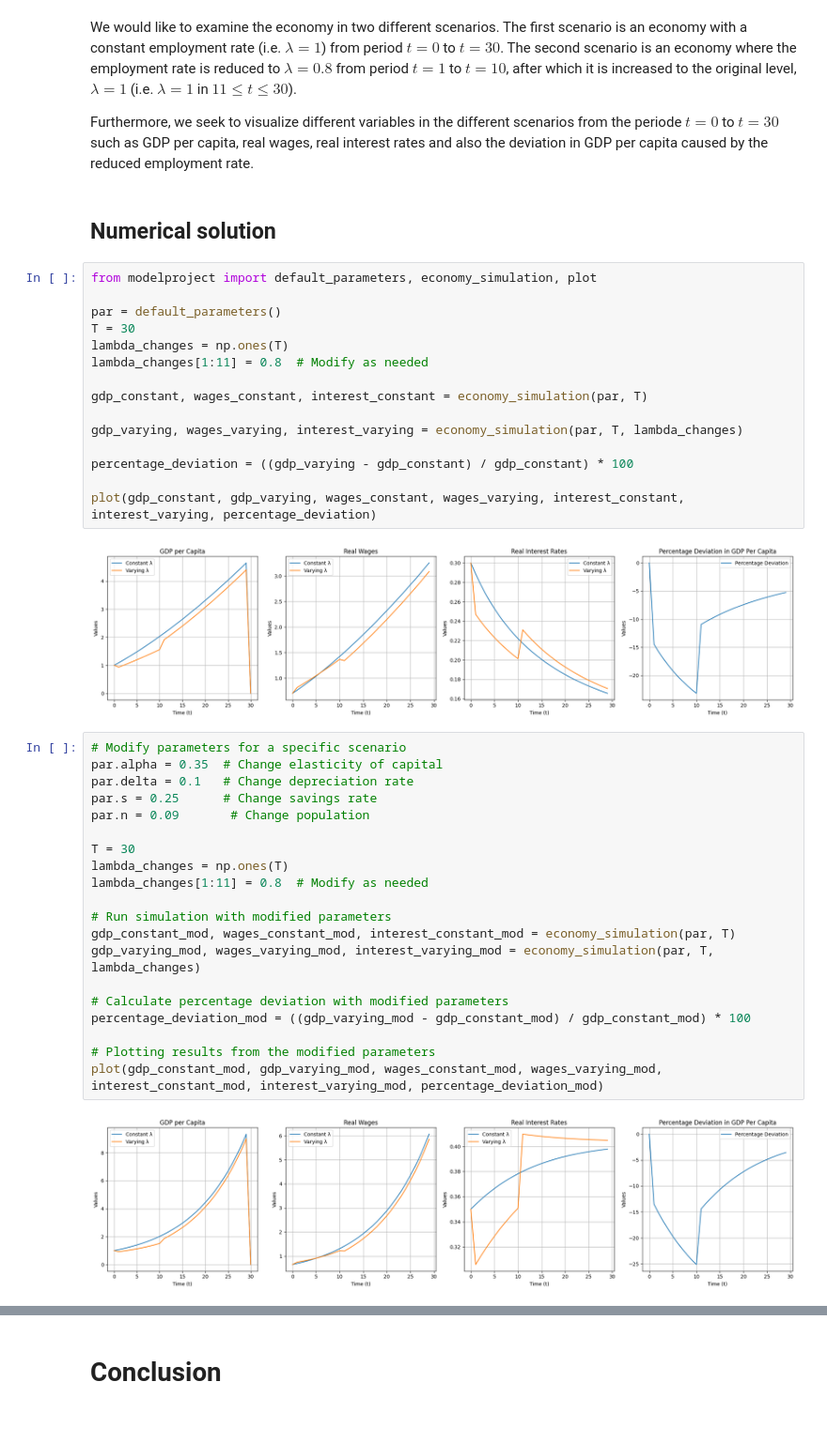
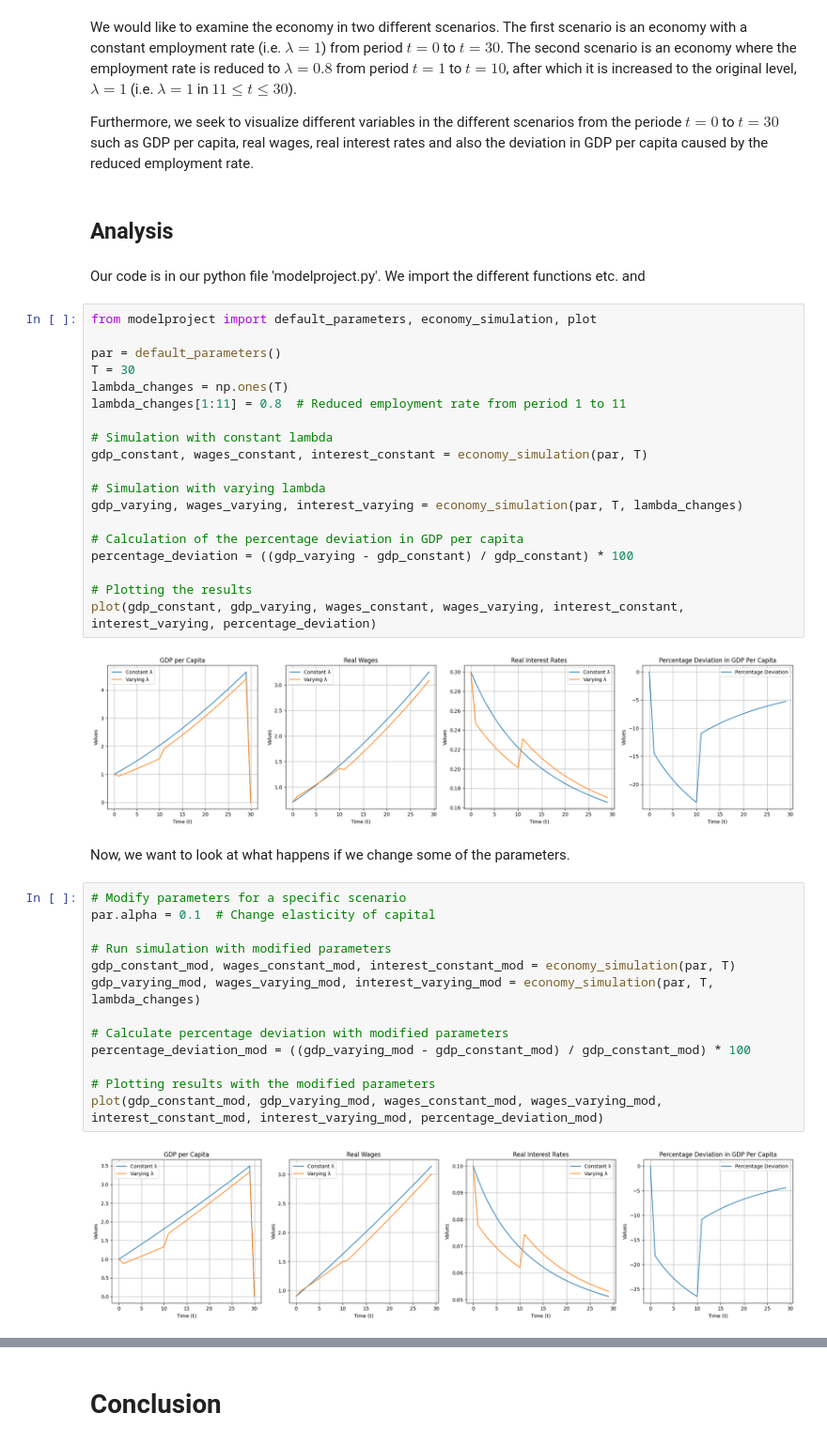
Before and after one commit to NumEconCopenhagen/projects-2024-tbm527, a Jupyter notebook: modelproject/modelproject.ipynb, the cells around one changed output, grey strips where cells are left out. Shown at 94% size. Drawn from its saved outputs; the diff is of its cells as text.

```diff
--- a/modelproject/modelproject.ipynb
+++ b/modelproject/modelproject.ipynb
@@ -61,44 +61,45 @@ $$
 We would like to examine the economy in two different scenarios. The first scenario is an economy with a constant employment rate (i.e. $\lambda = 1$) from period $t = 0$ to $t = 30$. The second scenario is an economy where the employment rate is reduced to $\lambda = 0.8$ from period $t = 1$ to $t = 10$, after which it is increased to the original level, $\lambda = 1$ (i.e. $\lambda = 1$ in $11 \leq t \leq 30$).
 
 Furthermore, we seek to visualize different variables in the different scenarios from the periode $t = 0$ to $t = 30$ such as GDP per capita, real wages, real interest rates and also the deviation in GDP per capita caused by the reduced employment rate.
-# %% [markdown]
-## Numerical solution
+# %% [markdown]
+## Analysis
+# %% [markdown]
+Our code is in our python file 'modelproject.py'. We import the different functions etc. and
 # %%
 from modelproject import default_parameters, economy_simulation, plot
 
 par = default_parameters()
 T = 30
 lambda_changes = np.ones(T)
-lambda_changes[1:11] = 0.8  # Modify as needed
+lambda_changes[1:11] = 0.8  # Reduced employment rate from period 1 to 11
 
+# Simulation with constant lambda
 gdp_constant, wages_constant, interest_constant = economy_simulation(par, T)
 
+# Simulation with varying lambda
 gdp_varying, wages_varying, interest_varying = economy_simulation(par, T, lambda_changes)
 
+# Calculation of the percentage deviation in GDP per capita
 percentage_deviation = ((gdp_varying - gdp_constant) / gdp_constant) * 100
 
+# Plotting the results
 plot(gdp_constant, gdp_varying, wages_constant, wages_varying, interest_constant, interest_varying, percentage_deviation)
 # %% [output]
 [figure]
+# %% [markdown]
+Now, we want to look at what happens if we change some of the parameters.
 # %%
 # Modify parameters for a specific scenario
-par.alpha = 0.35  # Change elasticity of capital
-par.delta = 0.1   # Change depreciation rate
-par.s = 0.25      # Change savings rate
-par.n = 0.09       # Change population
-
-T = 30
-lambda_changes = np.ones(T)
-lambda_changes[1:11] = 0.8  # Modify as needed
+par.alpha = 0.1  # Change elasticity of capital
 
 # Run simulation with modified parameters
 gdp_constant_mod, wages_constant_mod, interest_constant_mod = economy_simulation(par, T)
 gdp_varying_mod, wages_varying_mod, interest_varying_mod = economy_simulation(par, T, lambda_changes)
 
 # Calculate percentage deviation with modified parameters
 percentage_deviation_mod = ((gdp_varying_mod - gdp_constant_mod) / gdp_constant_mod) * 100
 
-# Plotting results from the modified parameters
+# Plotting results with the modified parameters
 plot(gdp_constant_mod, gdp_varying_mod, wages_constant_mod, wages_varying_mod, interest_constant_mod, interest_varying_mod, percentage_deviation_mod)
 # %% [output]
-[figure, old version]
+[figure, new version]
```
Also changed, not shown: parts of 3 cells of this notebook.
